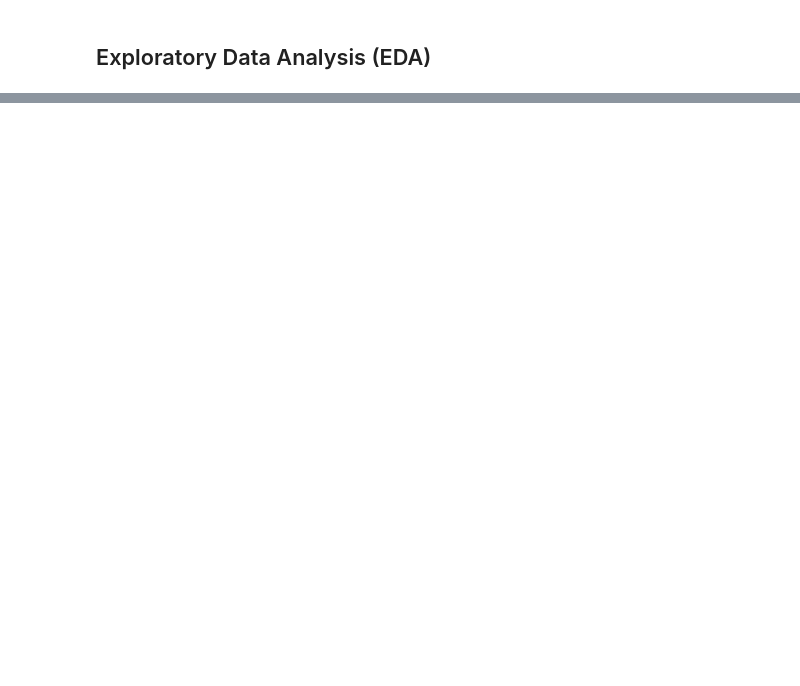
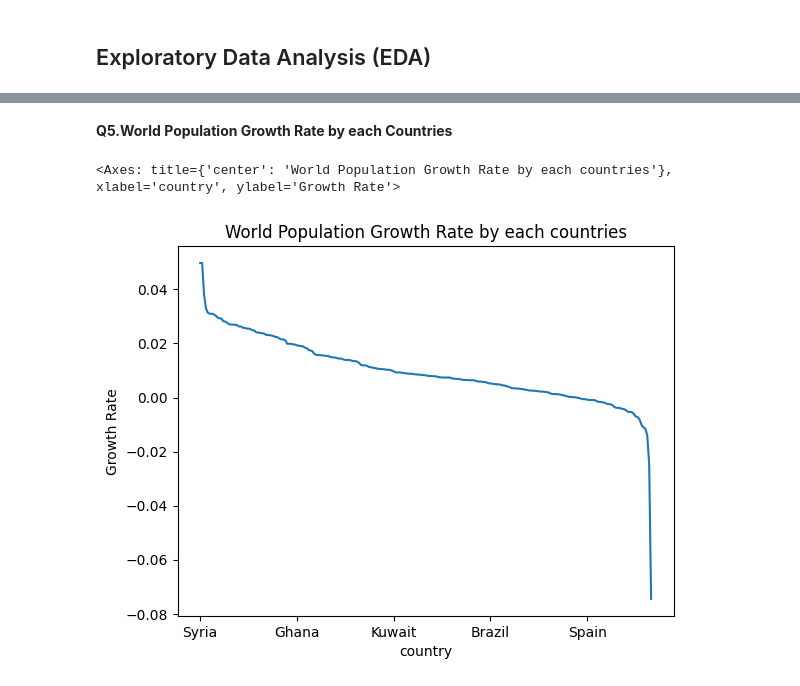
Before and after one commit to Sanchita2901/Python-app1, a Jupyter notebook: Python project on World Population by Country-checkpoint.ipynb, the cells around one changed output, grey strips where cells are left out. Saved outputs shown, nothing was run; the diff lists cells and outputs as text; code cells hidden in the pictures; blank space fills up the shorter version.

```diff
--- a/Python project on World Population by Country-checkpoint.ipynb
+++ b/Python project on World Population by Country-checkpoint.ipynb
@@ -221,0 +244,7 @@ Here, we show some changes in net changes
+# %% [markdown]
+**Q5.World Population Growth Rate  by each Countries**
+# %%
+dataset.groupby('country')['growthRate'].sum().sort_values(ascending=False).plot(kind='line',xlabel='country',ylabel='Growth Rate',title='World Population Growth Rate by each countries')
+# %% [output]
+<Axes: title={'center': 'World Population Growth Rate by each countries'}, xlabel='country', ylabel='Growth Rate'>
+[figure, added]
```
Also changed, not shown: parts of 38 cells of this notebook.
